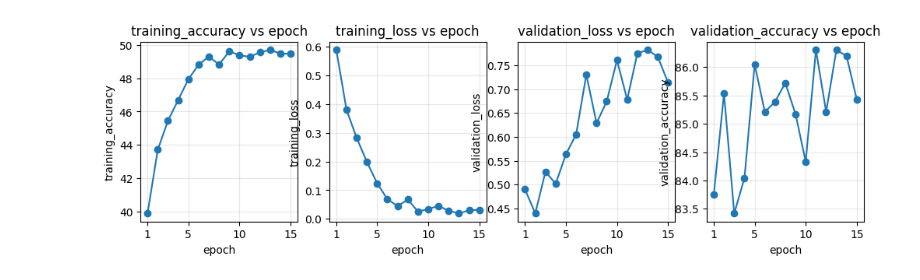
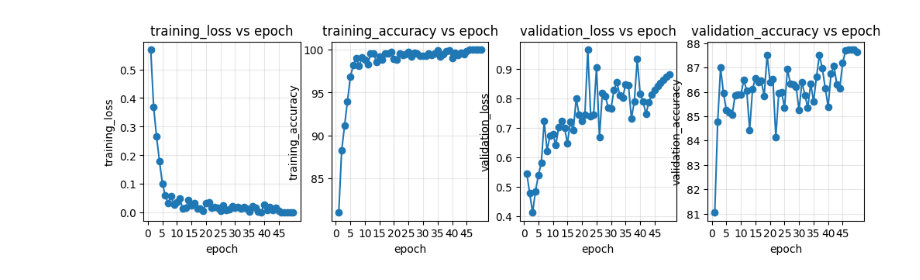
Before and after one commit to syliem1/EmotionalDetection, a Jupyter notebook: DeiT/train.ipynb, the cells around one changed output. Saved outputs shown, nothing was run; the diff lists cells and outputs as text; code cells hidden in the pictures.

Commit message:
Fix some bug in Deit

```diff
--- a/DeiT/train.ipynb
+++ b/DeiT/train.ipynb
@@ -23,22 +24,28 @@ from dataloader import EmotionDataset
 class DeiT(nn.Module):
     def __init__(self, num_classes, pretrained=True):
         super().__init__()
-
         self.model = timm.create_model('deit_tiny_distilled_patch16_224', pretrained=pretrained)
 
         n_inputs = self.model.head.in_features
+
+
         self.model.head = nn.Linear(n_inputs, num_classes)
         self.model.head_dist = nn.Linear(n_inputs, num_classes)
 
     def forward(self, x):
+        features = self.model.forward_features(x)
 
-        if x.shape[1] == 1:
-            x = x.repeat(1, 3, 1, 1)
+        cls_token = features[:, 0]
+        dist_token = features[:, 1]
 
-        return self.model(x)
+
+        logits_cls = self.model.head(cls_token)
+        logits_dist = self.model.head_dist(dist_token)
+
+        return (logits_cls + logits_dist) / 2
 # %%
-# === Hyperparameters ===
-max_epoch = 15
+#Hyperparameters
+max_epoch = 50
 learning_rate = 5e-5
 BATCH_SIZE = 32
 output_dim = 8
@@ -72,3 +79,5 @@ criterion = nn.CrossEntropyLoss()
 
 
 optimizer = optim.AdamW(model.parameters(), lr=learning_rate, weight_decay=1e-4)
+# %%
+model.load_state_dict(torch.load("emotion_deit_model.pth"))
@@ -97,7 +108,6 @@ for epoch in range(max_epoch):
         _, predicted = torch.max(outputs, 1)
         total += labels.size(0)
         correct += (predicted == labels).sum().item()
-        total += labels.size(0)
 
     epoch_loss = running_loss / len(train_dataset)
 
@@ -127,7 +137,7 @@ for epoch in range(max_epoch):
     val_accuracy.append(val_acc)
 
     print(
-        f"Epoch {epoch+1}/{max_epoch} | Loss: {epoch_loss:.4f} | Val Acc: {val_acc:.2f}%")
+        f"Epoch {epoch+1}/{max_epoch}| Training acc:{training_acc[-1]} | Loss: {epoch_loss:.4f} | Val Acc: {val_acc:.2f}%")
 
 # Save
 torch.save(model.state_dict(), 'emotion_deit_model.pth')
@@ -153,32 +163,32 @@ Training Finished.
 # %%
 fig, axes = plt.subplots(1, 4, figsize=(12, 3))
 
-axes[0].plot(range(1, len(training_acc)+1), training_acc, marker='o')
+axes[0].plot(range(1, len(training_loss)+1), training_loss, marker='o')
 axes[0].set_xlabel('epoch')
-axes[0].set_ylabel("training_accuracy")
-axes[0].set_title('training_accuracy vs epoch')
-axes[0].set_xticks([1, 5, 10, 15])
+axes[0].set_ylabel("training_loss")
+axes[0].set_title('training_loss vs epoch')
+axes[0].set_xticks(list(5*i for i in range(10)))
 axes[0].grid(True, alpha=0.3)
 
-axes[1].plot(range(1, len(training_loss)+1), training_loss, marker='o')
+axes[1].plot(range(1, len(training_acc)+1), training_acc, marker='o')
 axes[1].set_xlabel('epoch')
-axes[1].set_ylabel("training_loss")
-axes[1].set_title('training_loss vs epoch')
-axes[1].set_xticks([1, 5, 10, 15])
+axes[1].set_ylabel("training_accuracy")
+axes[1].set_title('training_accuracy vs epoch')
+axes[1].set_xticks(list(5*i for i in range(10)))
 axes[1].grid(True, alpha=0.3)
 
 axes[2].plot(range(1, len(val_loss)+1), val_loss, marker='o')
 axes[2].set_xlabel('epoch')
 axes[2].set_ylabel("validation_loss")
 axes[2].set_title('validation_loss vs epoch')
-axes[2].set_xticks([1, 5, 10, 15])
+axes[2].set_xticks(list(5*i for i in range(10)))
 axes[2].grid(True, alpha=0.3)
 
 axes[3].plot(range(1, len(val_accuracy)+1), val_accuracy, marker='o')
 axes[3].set_xlabel('epoch')
 axes[3].set_ylabel("validation_accuracy")
 axes[3].set_title('validation_accuracy vs epoch')
-axes[3].set_xticks([1, 5, 10, 15])
+axes[3].set_xticks(list(5*i for i in range(10)))
 axes[3].grid(True, alpha=0.3)
 # %% [output]
-[figure, old version]
+[figure, new version]
```
Also changed, not shown: parts of 6 cells of this notebook, 1 other file.
